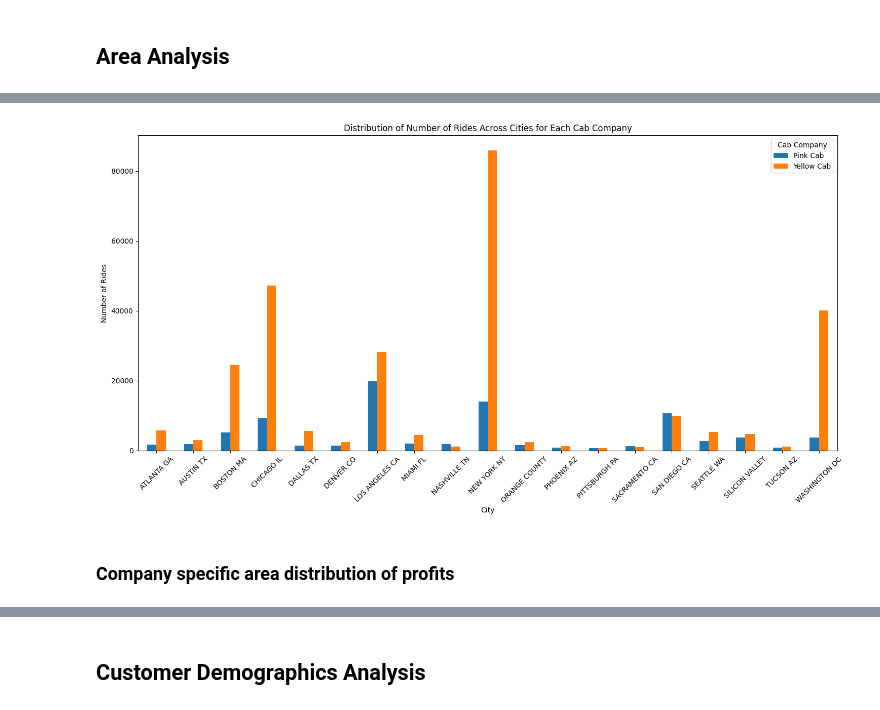
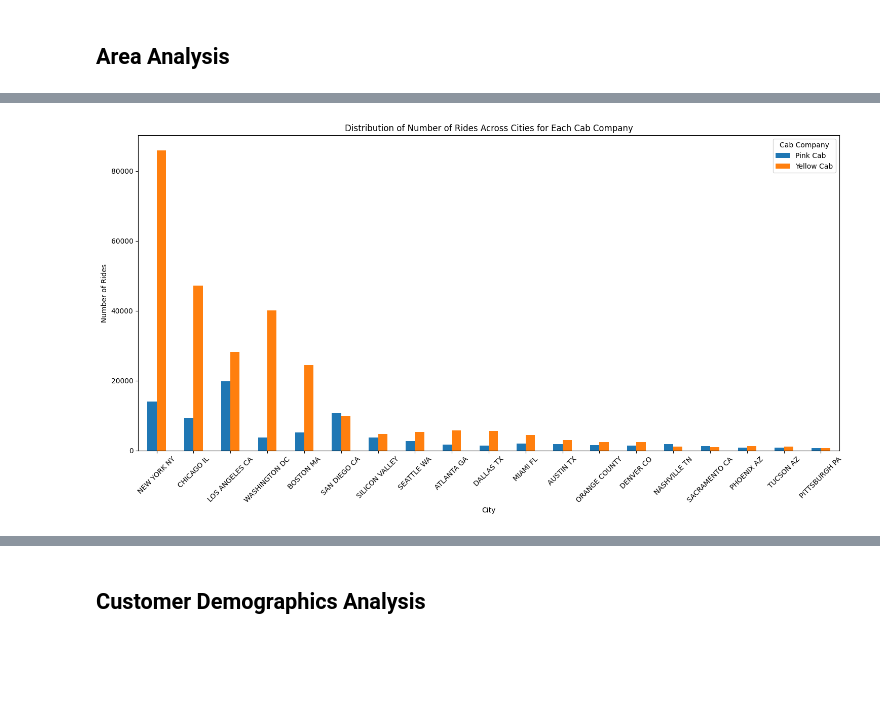
Before and after one commit to Yushamsi/G2M-Insight-for-Cab-Investment-Firm-EDA, a Jupyter notebook: Analysis.ipynb, the cells around one changed output, grey strips where cells are left out. Drawn from its saved outputs; the diff is of its cells as text; code cells hidden in the pictures; blank space fills up the shorter version.

```diff
--- a/Analysis.ipynb
+++ b/Analysis.ipynb
@@ -703,20 +648,24 @@ plt.show()
 # %%
 # Grouping the data by City and Company to calculate the number of rides
 rides_by_city_company = master_data.groupby(['City', 'Company']).size().unstack()
 
+rides_by_city_company['Total Rides'] = rides_by_city_company.sum(axis=1)
+
+# Sort the DataFrame based on 'Total Rides'
+rides_by_city_company_sorted = rides_by_city_company.sort_values(by='Total Rides', ascending=False)
+rides_by_city_company_sorted = rides_by_city_company_sorted.drop(columns='Total Rides')
+
 # Plotting the distribution of number of rides for each company across cities
 plt.figure(figsize=(15, 8))
-rides_by_city_company.plot(kind='bar', ax=plt.gca())
+rides_by_city_company_sorted.plot(kind='bar', ax=plt.gca())
 plt.title('Distribution of Number of Rides Across Cities for Each Cab Company')
 plt.ylabel('Number of Rides')
 plt.xlabel('City')
 plt.xticks(rotation=45)
 plt.legend(title='Cab Company')
 plt.tight_layout()
 
 # Displaying the plot
 plt.show()
 # %% [output]
-[figure, old version]
+[figure, new version]
-# %% [markdown]
-### Company specific area distribution of profits
```
Also changed, not shown: parts of 69 cells of this notebook, 1 other file.
